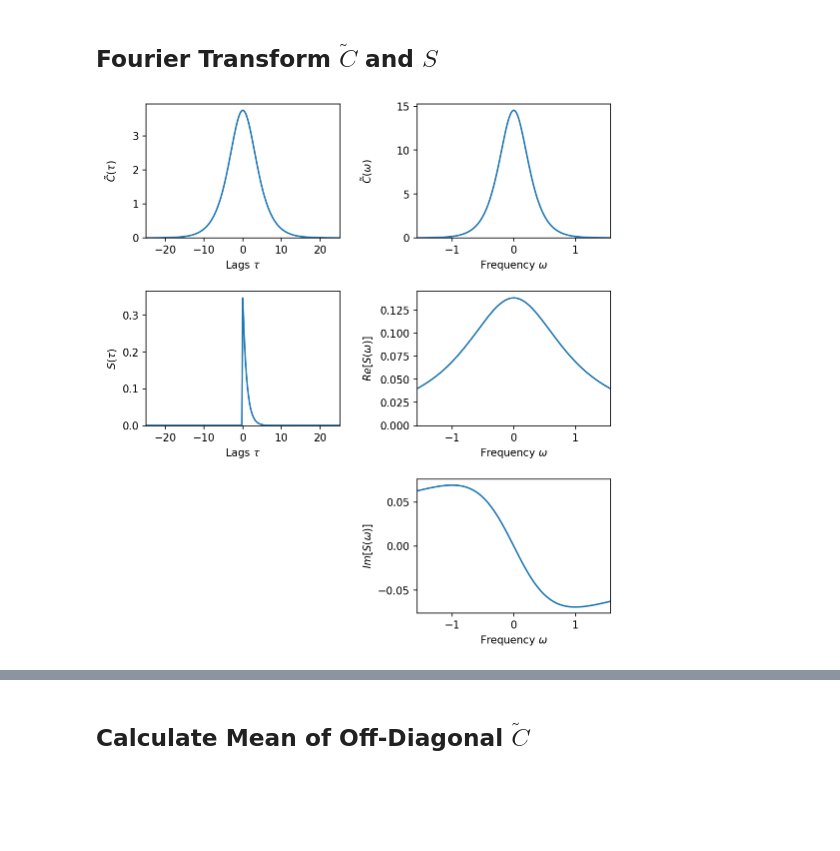
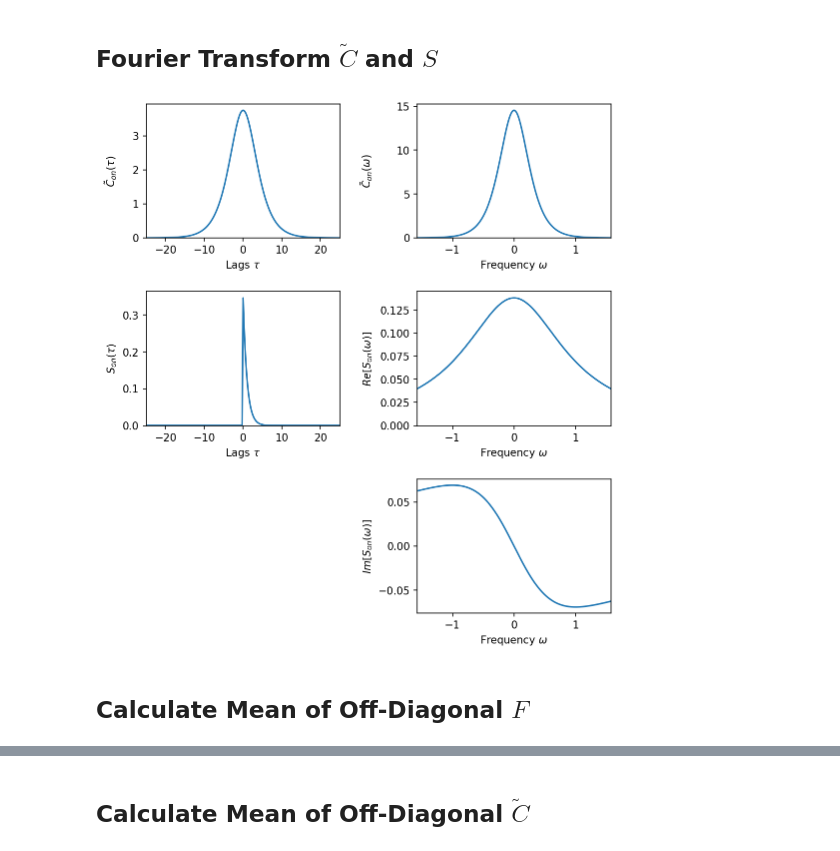
Before and after one commit to AddingAddict/MeanFieldCorrelations, a Jupyter notebook: notebooks/single population RELU.ipynb, the cells around one changed output, grey strips where cells are left out. Drawn from its saved outputs; the diff is of its cells as text; code cells hidden in the pictures; blank space fills up the shorter version.

```diff
--- a/notebooks/single population RELU.ipynb
+++ b/notebooks/single population RELU.ipynb
@@ -37,7 +42,7 @@ sr2pi = np.sqrt(2*np.pi)
 # Simulate Network, Extract Statistics
 # %%
 reload(network)
-net = network.Network(NC=10000)
+net = network.Network(NC=1000)
 
 gbar = np.array([-5])
 g = np.array([2])
@@ -595,61 +623,63 @@ Nlong = round(Tlong/dmft_dt)
 
 ts = np.concatenate((np.arange(Nlong//2),-np.arange(Nlong//2+1)[:0:-1]))*dmft_dt
 
-Ctild_t = np.zeros((NP,Nlong))
-Ctild_t[:,:Nsav] = Ctild
-Ctild_t[:,-Nsav+1:] = Ctild[:,:0:-1]
+Ctild_on_t = np.zeros((NP,Nlong))
+Ctild_on_t[:,:Nsav] = Ctild
+Ctild_on_t[:,-Nsav+1:] = Ctild[:,:0:-1]
 
-S_t = np.zeros((NP,Nlong))
-S_t[:,:Nsav] = S
+S_on_t = np.zeros((NP,Nlong))
+S_on_t[:,:Nsav] = S
 
 fs = np.fft.fftfreq(Nlong,dmft_dt)
 os = fs*2*np.pi
 
-Ctild_f = np.real(np.fft.fft(Ctild_t)) * dmft_dt
-Ctild_o = Ctild_f / sr2pi
+Ctild_on_f = np.real(np.fft.fft(Ctild_on_t)) * dmft_dt
+Ctild_on_o = Ctild_on_f / sr2pi
 
-S_f = mean_P(u,D[:,0],n=0)/(1+1j*tau*os[None,:])
-S_o = S_f / sr2pi
+S_on_f = mean_P(u,D[:,0],n=0)/(1+1j*tau*os[None,:])
+S_on_o = S_on_f / sr2pi
 # %%
 fig,axs = plt.subplots(3,2,figsize=(4*2,3*3),dpi=150)
 fig.subplots_adjust(wspace=0.4,hspace=0.4)
 
 t_idx = np.argsort(ts)
 o_idx = np.argsort(os)
 
 tlim = 25
 olim = 0.25*2*np.pi
 
-axs[0,0].plot(ts[t_idx],Ctild_t[0,t_idx])
-axs[0,1].plot(os[o_idx],Ctild_o[0,o_idx])
-axs[1,0].plot(ts[t_idx],S_t[0,t_idx])
-axs[1,1].plot(os[o_idx],np.real(S_o[0,o_idx]))
-axs[2,1].plot(os[o_idx],np.imag(S_o[0,o_idx]))
+axs[0,0].plot(ts[t_idx],Ctild_on_t[0,t_idx])
+axs[0,1].plot(os[o_idx],Ctild_on_o[0,o_idx])
+axs[1,0].plot(ts[t_idx],S_on_t[0,t_idx])
+axs[1,1].plot(os[o_idx],np.real(S_on_o[0,o_idx]))
+axs[2,1].plot(os[o_idx],np.imag(S_on_o[0,o_idx]))
 axs[2,0].axis('off')
 
 axs[0,0].set_xlim(-tlim,tlim)
 axs[0,1].set_xlim(-olim,olim)
 axs[1,0].set_xlim(-tlim,tlim)
 axs[1,1].set_xlim(-olim,olim)
 axs[2,1].set_xlim(-olim,olim)
 
 axs[0,0].set_ylim(0,None)
 axs[0,1].set_ylim(0,None)
 axs[1,0].set_ylim(0,None)
 axs[1,1].set_ylim(0,None)
 
 axs[0,0].set_xlabel(r'Lags $\tau$')
 axs[0,1].set_xlabel(r'Frequency $\omega$')
 axs[1,0].set_xlabel(r'Lags $\tau$')
 axs[1,1].set_xlabel(r'Frequency $\omega$')
 axs[2,1].set_xlabel(r'Frequency $\omega$')
 
-axs[0,0].set_ylabel(r'$\tilde{C}(\tau)$')
-axs[0,1].set_ylabel(r'$\tilde{C}(\omega)$')
-axs[1,0].set_ylabel(r'$S(\tau)$')
-axs[1,1].set_ylabel(r'$Re[S(\omega)]$')
-axs[2,1].set_ylabel(r'$Im[S(\omega)]$')
+axs[0,0].set_ylabel(r'$\tilde{C}_{on}(\tau)$')
+axs[0,1].set_ylabel(r'$\tilde{C}_{on}(\omega)$')
+axs[1,0].set_ylabel(r'$S_{on}(\tau)$')
+axs[1,1].set_ylabel(r'$Re[S_{on}(\omega)]$')
+axs[2,1].set_ylabel(r'$Im[S_{on}(\omega)]$')
 
 fig.align_labels()
 # %% [output]
-[figure, old version]
+[figure, new version]
+# %% [markdown]
+## Calculate Mean of Off-Diagonal $F$
```
Also changed, not shown: parts of 34 cells of this notebook, 6 other files.
